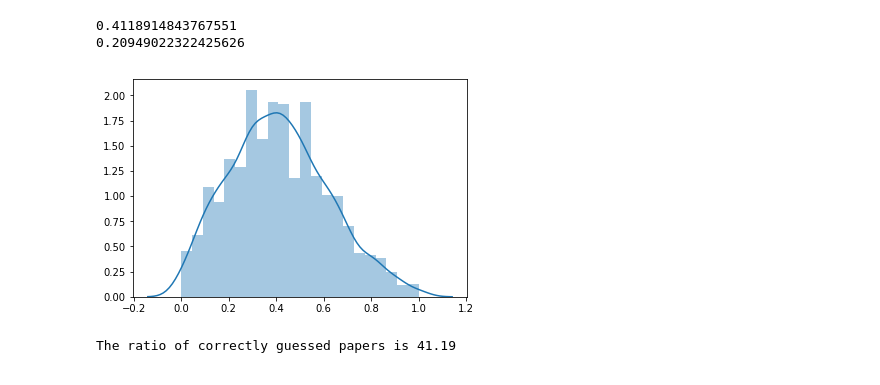
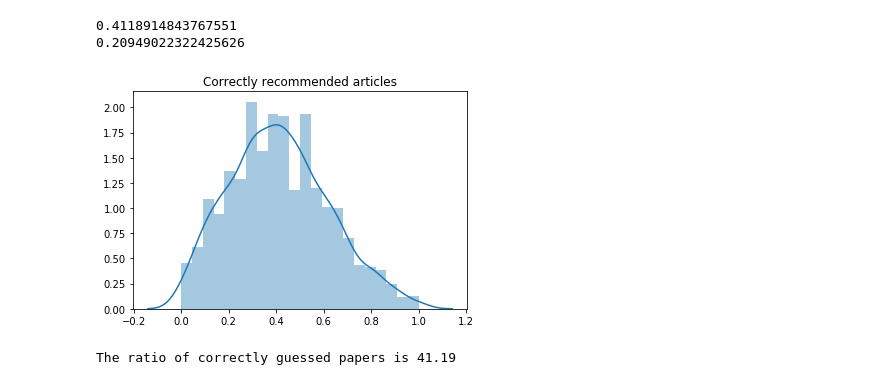
Before and after one commit to Domenico89/Project_arXiv, a Jupyter notebook: Reccomender_system.ipynb, the cells around one changed output. Cells and saved outputs as stored; diff of their text form; code cells hidden in the pictures.

Commit message:
Added a title to the plot

```diff
--- a/Reccomender_system.ipynb
+++ b/Reccomender_system.ipynb
@@ -278,10 +278,11 @@ print(correct_guesses.std())
 # %%
 import matplotlib.pyplot as plt
 import seaborn as sns
-sns.distplot(correct_guesses)
+sns.distplot(correct_guesses).set_title("Correctly recommended articles")
+
 plt.show()
 # %% [output]
-[figure, old version]
+[figure, new version]
 # %%
 print("The ratio of correctly guessed papers is {:.2f}".format(100*correct_guesses.mean()))
 # %% [output]
```
